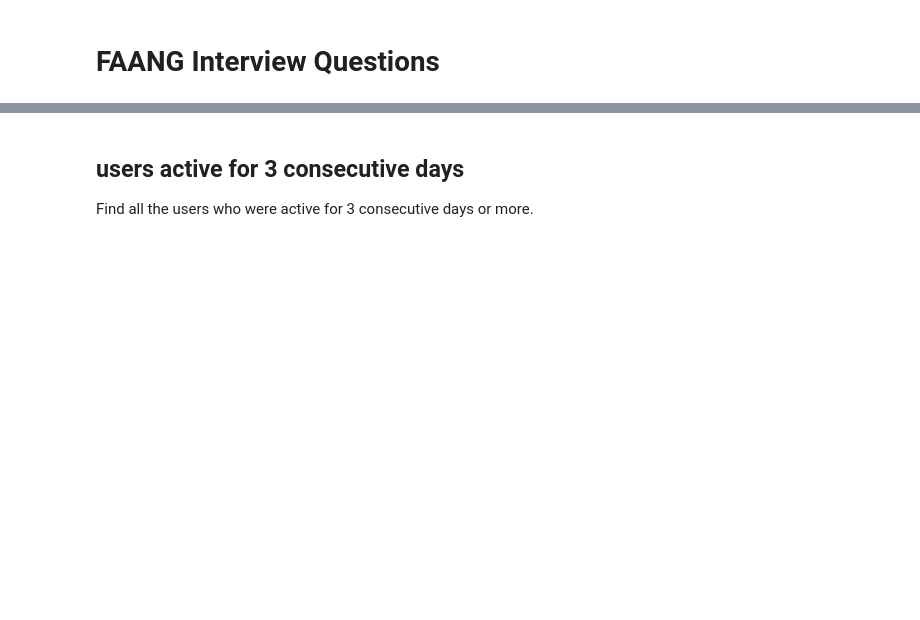
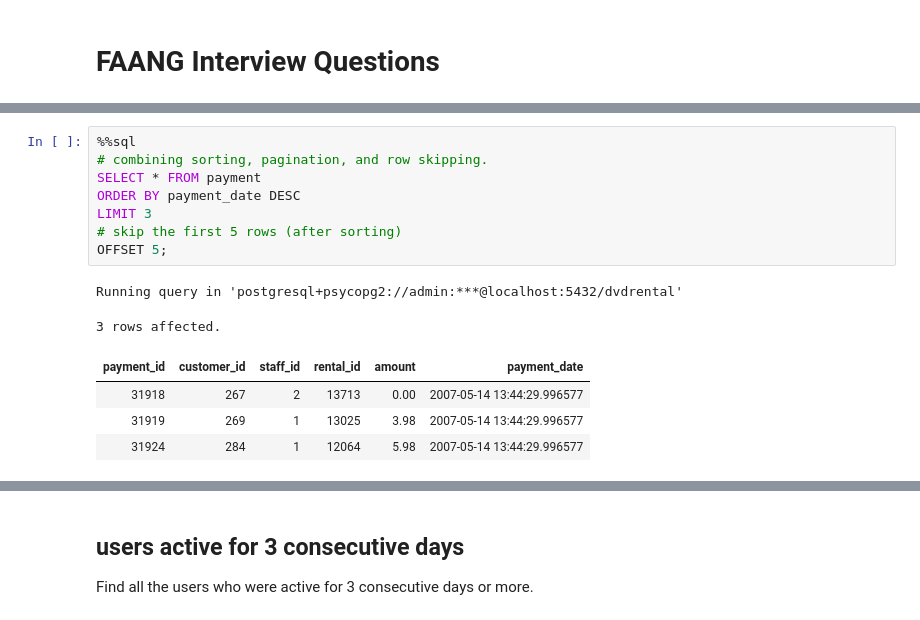
Before and after one commit to lohraspco/data-science, a Jupyter notebook: SQL/sql_codes.ipynb, the cells around one changed output, grey strips where cells are left out. Cells and saved outputs as stored; diff of their text form; blank space fills up the shorter version.

```diff
--- a/SQL/sql_codes.ipynb
+++ b/SQL/sql_codes.ipynb
@@ -21,0 +144,15 @@ get_ipython().run_line_magic("config", "SqlMagic.style = 'PLAIN_COLUMNS'")
+# %%
+%%sql
+# combining sorting, pagination, and row skipping.
+SELECT * FROM payment
+ORDER BY payment_date DESC
+LIMIT 3
+# skip the first 5 rows (after sorting)
+OFFSET 5;
+# %% [output]
+Running query in 'postgresql+psycopg2://admin:***@localhost:5432/dvdrental'
+3 rows affected.
+| payment_id | customer_id | staff_id | rental_id | amount | payment_date |
+| 31918 | 267 | 2 | 13713 | 0.00 | 2007-05-14 13:44:29.996577 |
+| 31919 | 269 | 1 | 13025 | 3.98 | 2007-05-14 13:44:29.996577 |
+| 31924 | 284 | 1 | 12064 | 5.98 | 2007-05-14 13:44:29.996577 |
```
Also changed, not shown: parts of 22 cells of this notebook.
